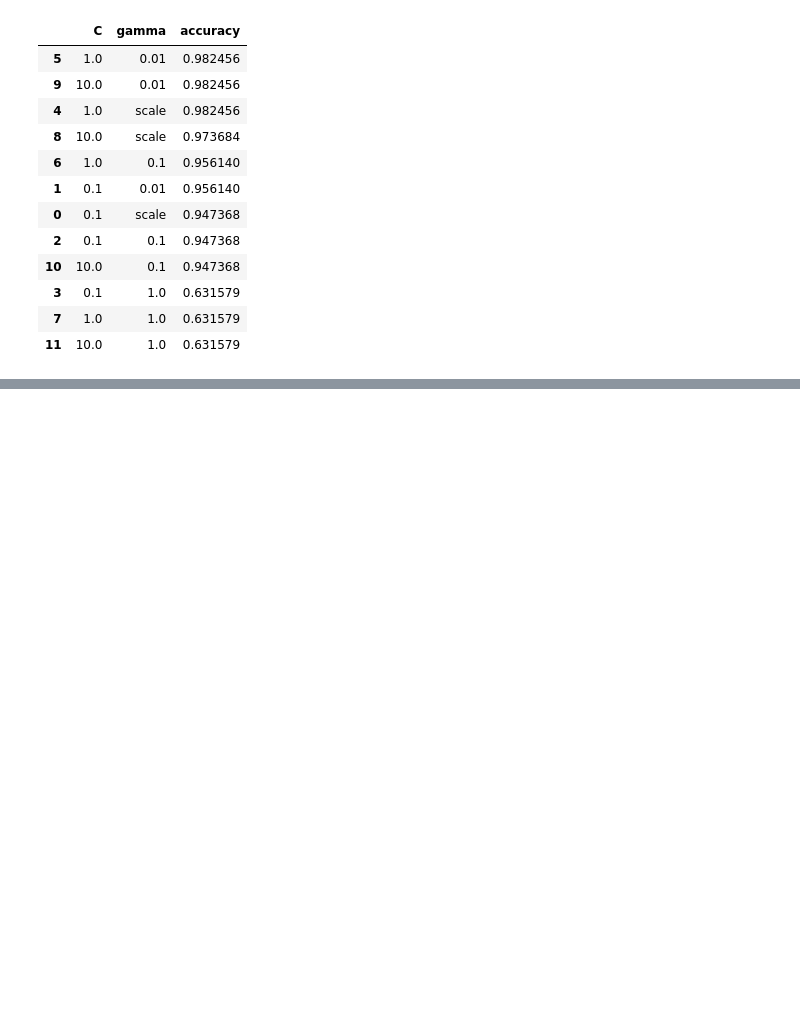
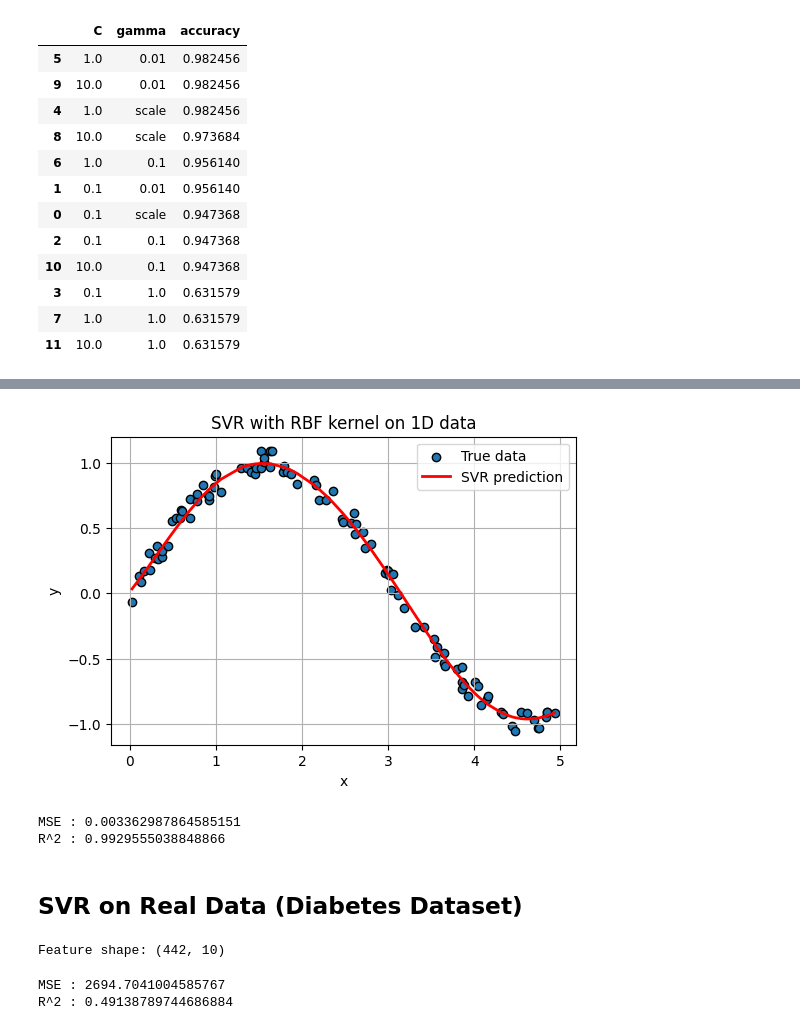
Before and after one commit to iamnaymur/ml_meta_learning, a Jupyter notebook: Week_04_Advanced_supervised_learning.ipynb, the cells around one changed output, grey strips where cells are left out. Drawn from its saved outputs; the diff is of its cells as text; code cells hidden in the pictures; blank space fills up the shorter version.

```diff
--- a/Week_04_Advanced_supervised_learning.ipynb
+++ b/Week_04_Advanced_supervised_learning.ipynb
@@ -988,0 +1007,37 @@ df_hyper.sort_values('accuracy', ascending=False)
+# %%
+# train an SVR with RBF kernel
+svr_rbf = SVR(kernel = 'rbf', C = 100.0, epsilon = 0.1, gamma = 'scale')
+svr_rbf.fit(X_reg, y_reg)
+
+y_reg_pred = svr_rbf.predict(X_reg)
+
+plt.scatter(X_reg, y_reg, edgecolors='k', label='True data')
+plt.plot(X_reg, y_reg_pred, color='red', linewidth=2, label='SVR prediction')
+plt.xlabel('x')
+plt.ylabel('y')
+plt.title('SVR with RBF kernel on 1D data')
+plt.legend()
+plt.show()
+# %% [output]
+[figure, added]
+# %%
+# evaluate SVR with MSE and r^2
+
+mse = mean_squared_error(y_reg, y_reg_pred)
+r2 = r2_score(y_reg, y_reg_pred)
+
+print("MSE :",mse)
+print("R^2 :",r2)
+# %% [output]
+MSE : 0.003362987864585151
+R^2 : 0.9929555038848866
+# %% [markdown]
+## SVR on Real Data (Diabetes Dataset)
+# %%
+diabetes = load_diabetes()
+X_diab = diabetes.data
+y_diab = diabetes.target
+
+print('Feature shape:', X_diab.shape)
+# %% [output]
+Feature shape: (442, 10)
@@ -988,0 +1052,15 @@ df_hyper.sort_values('accuracy', ascending=False)
+# %%
+# train SVR on diabetes data
+svr_diab = SVR(kernel = 'rbf', C = 10.0, epsilon = 0.01, gamma = 'scale')
+svr_diab.fit(X_diab_train_scaled, y_diab_train)
+
+y_diab_pred = svr_diab.predict(X_diab_test_scaled)
+
+mse_diab = mean_squared_error(y_diab_test, y_diab_pred)
+r2_diab = r2_score(y_diab_test, y_diab_pred)
+
+print("MSE :",mse)
+print("R^2 :",r2)
+# %% [output]
+MSE : 2694.7041004585767
+R^2 : 0.49138789744686884
```
Also changed, not shown: parts of 3 cells of this notebook.
